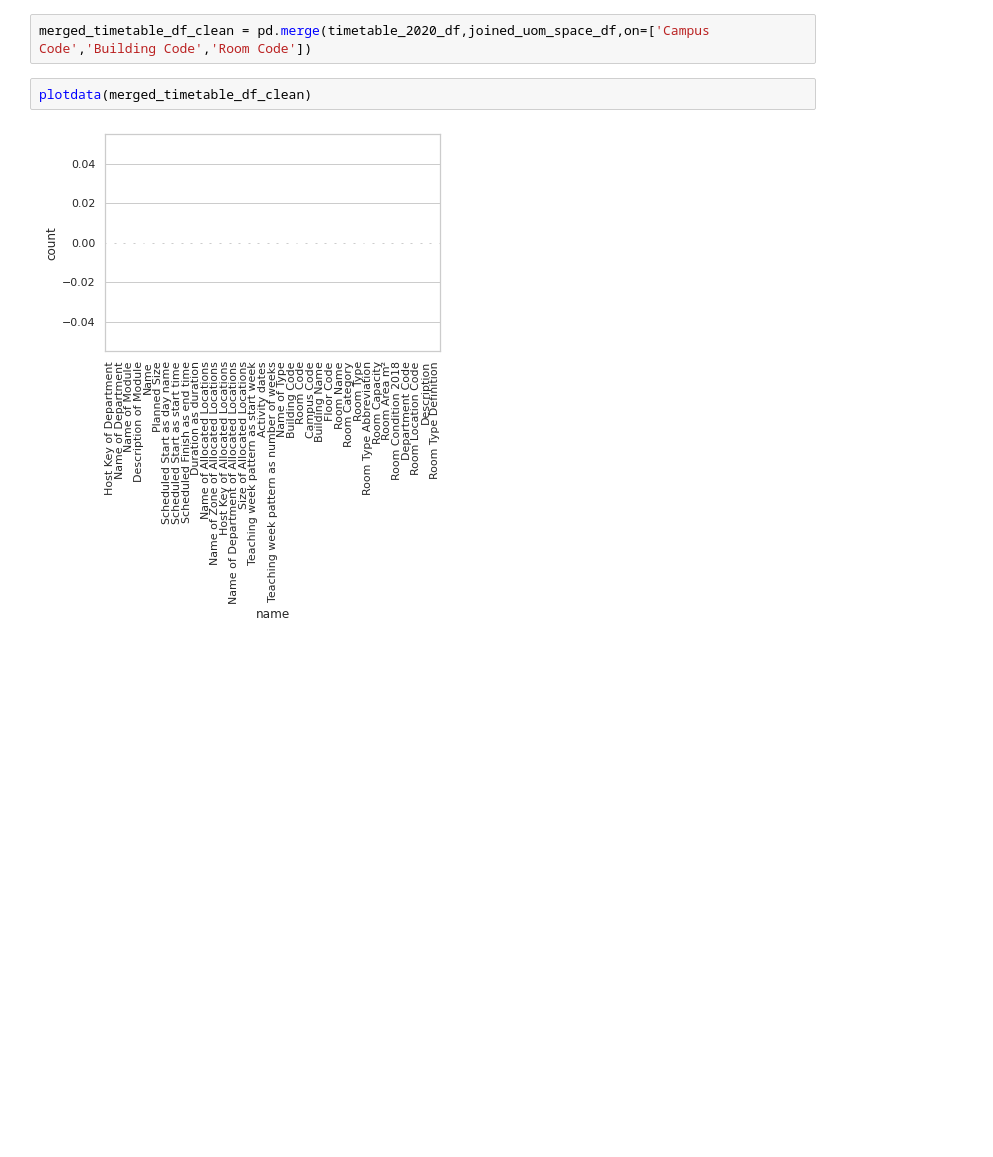
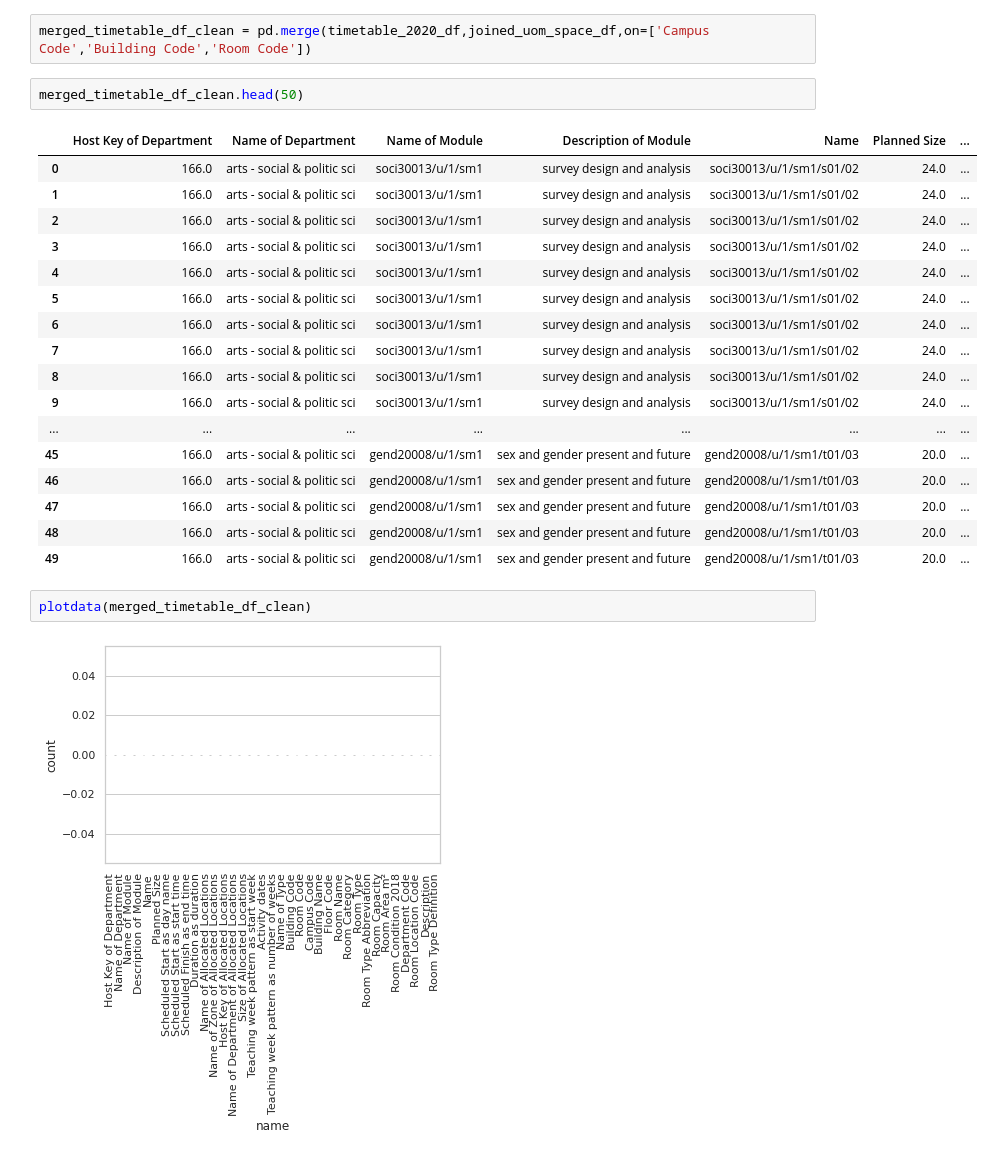
Before and after one commit to abhinavcreed13/project-space-optimisation-group-3, a Jupyter notebook: notebooks/data-preprocessing.ipynb, the cells around one changed output. Cells and saved outputs as stored; diff of their text form; blank space fills up the shorter version.

```diff
--- a/notebooks/data-preprocessing.ipynb
+++ b/notebooks/data-preprocessing.ipynb
@@ -410,5 +439,25 @@ timetable_2020_df.head()
 # %%
 merged_timetable_df_clean = pd.merge(timetable_2020_df,joined_uom_space_df,on=['Campus Code','Building Code','Room Code'])
+# %%
+merged_timetable_df_clean.head(50)
+# %% [output]
+|  | Host Key of Department | Name of Department | Name of Module | Description of Module | Name | Planned Size | ... |
+| 0 | 166.0 | arts - social & politic sci | soci30013/u/1/sm1 | survey design and analysis | soci30013/u/1/sm1/s01/02 | 24.0 | ... |
+| 1 | 166.0 | arts - social & politic sci | soci30013/u/1/sm1 | survey design and analysis | soci30013/u/1/sm1/s01/02 | 24.0 | ... |
+| 2 | 166.0 | arts - social & politic sci | soci30013/u/1/sm1 | survey design and analysis | soci30013/u/1/sm1/s01/02 | 24.0 | ... |
+| 3 | 166.0 | arts - social & politic sci | soci30013/u/1/sm1 | survey design and analysis | soci30013/u/1/sm1/s01/02 | 24.0 | ... |
+| 4 | 166.0 | arts - social & politic sci | soci30013/u/1/sm1 | survey design and analysis | soci30013/u/1/sm1/s01/02 | 24.0 | ... |
+| 5 | 166.0 | arts - social & politic sci | soci30013/u/1/sm1 | survey design and analysis | soci30013/u/1/sm1/s01/02 | 24.0 | ... |
+| 6 | 166.0 | arts - social & politic sci | soci30013/u/1/sm1 | survey design and analysis | soci30013/u/1/sm1/s01/02 | 24.0 | ... |
+| 7 | 166.0 | arts - social & politic sci | soci30013/u/1/sm1 | survey design and analysis | soci30013/u/1/sm1/s01/02 | 24.0 | ... |
+| 8 | 166.0 | arts - social & politic sci | soci30013/u/1/sm1 | survey design and analysis | soci30013/u/1/sm1/s01/02 | 24.0 | ... |
+| 9 | 166.0 | arts - social & politic sci | soci30013/u/1/sm1 | survey design and analysis | soci30013/u/1/sm1/s01/02 | 24.0 | ... |
+| ... | ... | ... | ... | ... | ... | ... | ... |
+| 45 | 166.0 | arts - social & politic sci | gend20008/u/1/sm1 | sex and gender present and future | gend20008/u/1/sm1/t01/03 | 20.0 | ... |
+| 46 | 166.0 | arts - social & politic sci | gend20008/u/1/sm1 | sex and gender present and future | gend20008/u/1/sm1/t01/03 | 20.0 | ... |
+| 47 | 166.0 | arts - social & politic sci | gend20008/u/1/sm1 | sex and gender present and future | gend20008/u/1/sm1/t01/03 | 20.0 | ... |
+| 48 | 166.0 | arts - social & politic sci | gend20008/u/1/sm1 | sex and gender present and future | gend20008/u/1/sm1/t01/03 | 20.0 | ... |
+| 49 | 166.0 | arts - social & politic sci | gend20008/u/1/sm1 | sex and gender present and future | gend20008/u/1/sm1/t01/03 | 20.0 | ... |
 # %%
 plotdata(merged_timetable_df_clean)
 # %% [output]
```
Also changed, not shown: parts of 10 cells of this notebook, 1 other file.
